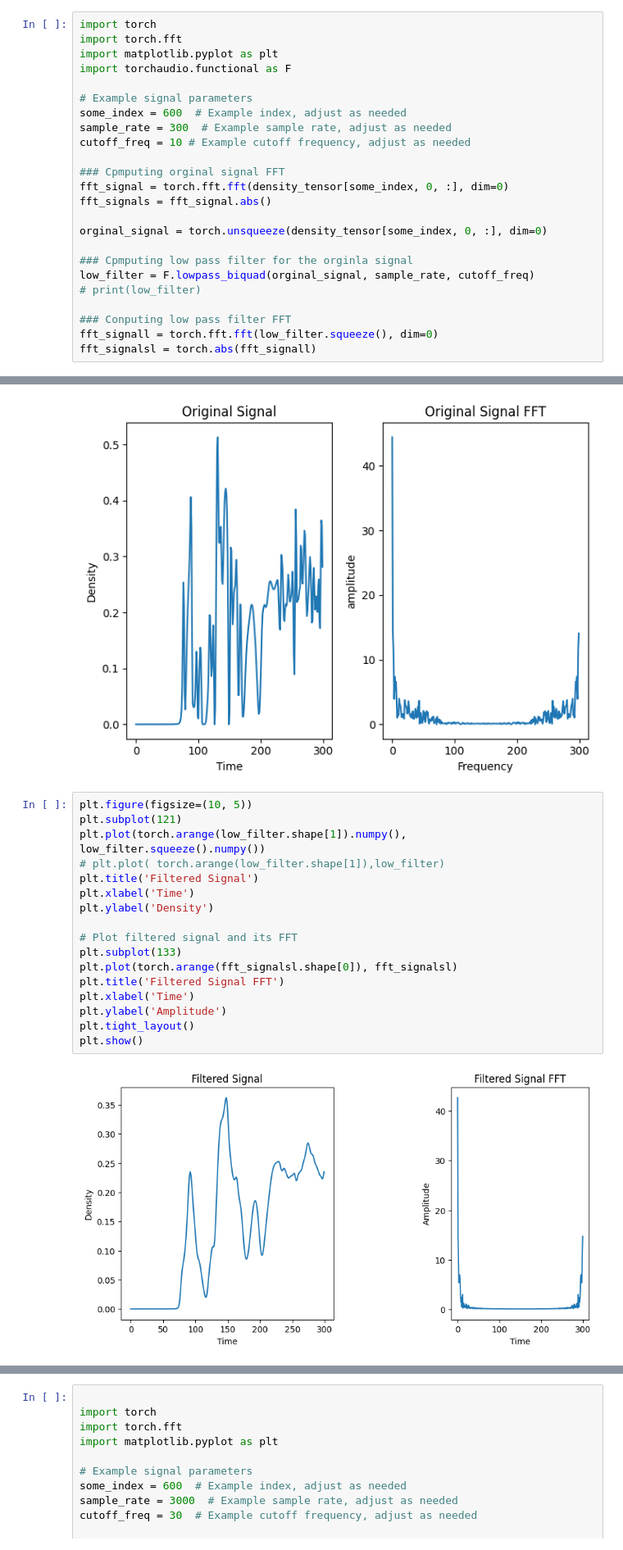
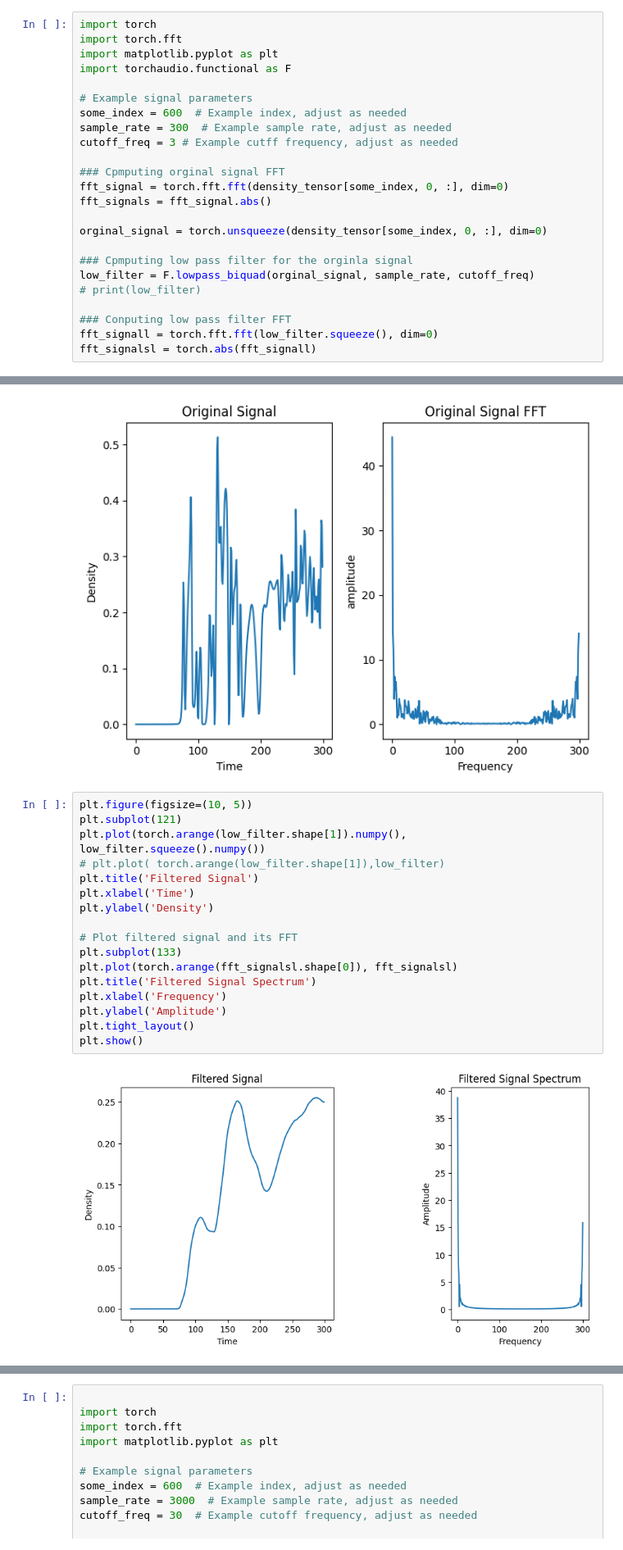
Before and after one commit to Tyro-Young/Inverse-CFD, a Jupyter notebook: FFT.ipynb, the cells around one changed output, grey strips where cells are left out. Shown at 82% size. Saved outputs shown, nothing was run; the diff lists cells and outputs as text.

```diff
--- a/FFT.ipynb
+++ b/FFT.ipynb
@@ -139,7 +139,7 @@ import torchaudio.functional as F
 # Example signal parameters
 some_index = 600  # Example index, adjust as needed
 sample_rate = 300  # Example sample rate, adjust as needed
-cutoff_freq = 10 # Example cutoff frequency, adjust as needed
+cutoff_freq = 3 # Example cutff frequency, adjust as needed
 
 ### Cpmputing orginal signal FFT
 fft_signal = torch.fft.fft(density_tensor[some_index, 0, :], dim=0)
@@ -176,19 +176,19 @@ plt.show()
 # %%
 plt.figure(figsize=(10, 5))
 plt.subplot(121)
 plt.plot(torch.arange(low_filter.shape[1]).numpy(), low_filter.squeeze().numpy())
 # plt.plot( torch.arange(low_filter.shape[1]),low_filter)
 plt.title('Filtered Signal')
 plt.xlabel('Time')
 plt.ylabel('Density')
 
 # Plot filtered signal and its FFT
 plt.subplot(133)
 plt.plot(torch.arange(fft_signalsl.shape[0]), fft_signalsl)
-plt.title('Filtered Signal FFT')
-plt.xlabel('Time')
+plt.title('Filtered Signal Spectrum')
+plt.xlabel('Frequency')
 plt.ylabel('Amplitude')
 plt.tight_layout()
 plt.show()
 # %% [output]
-[figure, old version]
+[figure, new version]
```
Also changed, not shown: parts of 3 cells of this notebook.
